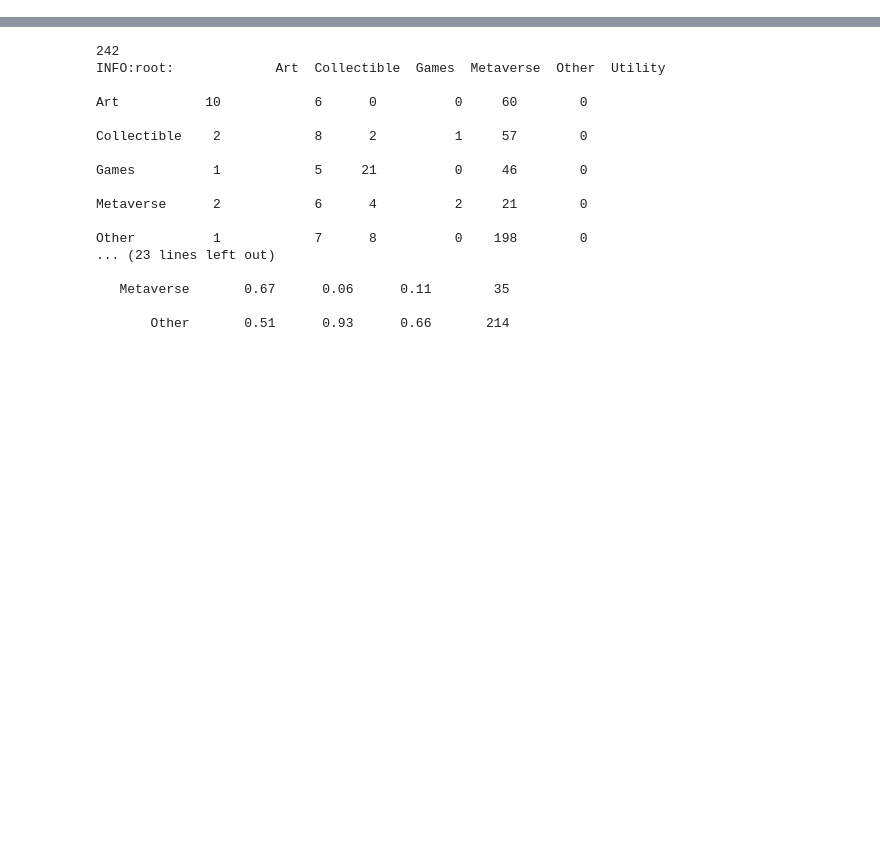
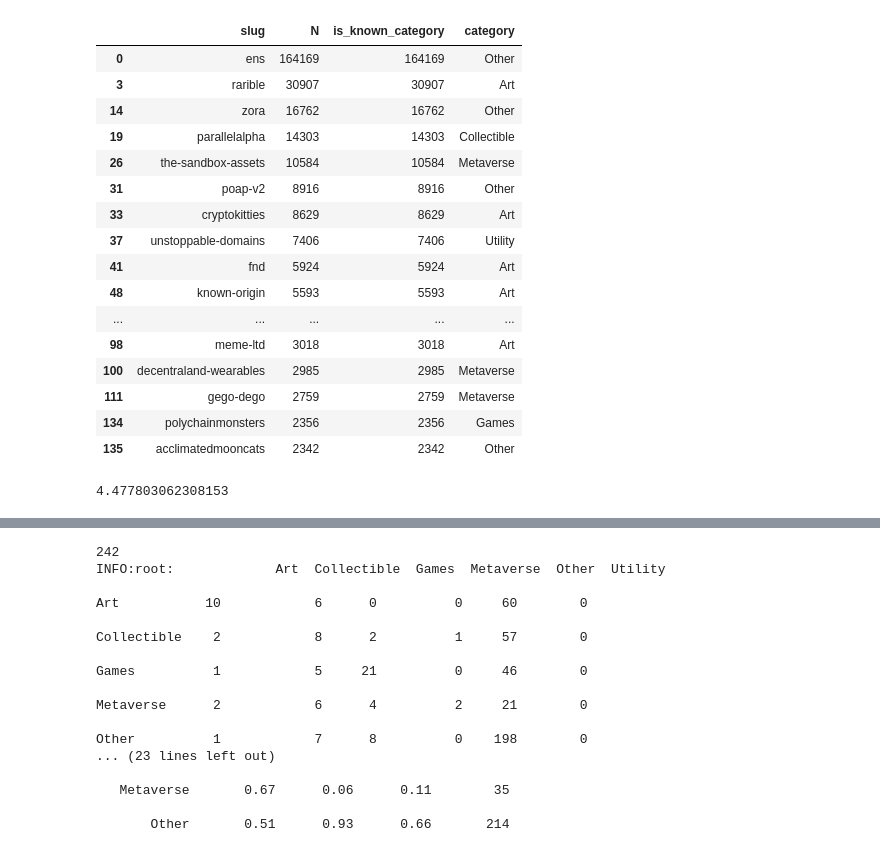
Before and after one commit to exilespacer/IS808_adv_DS_lab, a Jupyter notebook: NFT_categorizer/log_analyzer.ipynb, the cells around one changed output, grey strips where cells are left out. Saved outputs shown, nothing was run; the diff lists cells and outputs as text; code cells hidden in the pictures; blank space fills up the shorter version.

```diff
--- a/NFT_categorizer/log_analyzer.ipynb
+++ b/NFT_categorizer/log_analyzer.ipynb
@@ -5,0 +84,25 @@
+# %%
+y = x.loc[lambda x: x.category != 'Unknown'].head(20)
+y
+# %% [output]
+|  | slug | N | is_known_category | category |
+| 0 | ens | 164169 | 164169 | Other |
+| 3 | rarible | 30907 | 30907 | Art |
+| 14 | zora | 16762 | 16762 | Other |
+| 19 | parallelalpha | 14303 | 14303 | Collectible |
+| 26 | the-sandbox-assets | 10584 | 10584 | Metaverse |
+| 31 | poap-v2 | 8916 | 8916 | Other |
+| 33 | cryptokitties | 8629 | 8629 | Art |
+| 37 | unstoppable-domains | 7406 | 7406 | Utility |
+| 41 | fnd | 5924 | 5924 | Art |
+| 48 | known-origin | 5593 | 5593 | Art |
+| ... | ... | ... | ... | ... |
+| 98 | meme-ltd | 3018 | 3018 | Art |
+| 100 | decentraland-wearables | 2985 | 2985 | Metaverse |
+| 111 | gego-dego | 2759 | 2759 | Metaverse |
+| 134 | polychainmonsters | 2356 | 2356 | Games |
+| 135 | acclimatedmooncats | 2342 | 2342 | Other |
+# %%
+100 * y.N.sum() / x.N.sum()
+# %% [output]
+4.477803062308153
```
Also changed, not shown: parts of 23 cells of this notebook, 1 other file.
